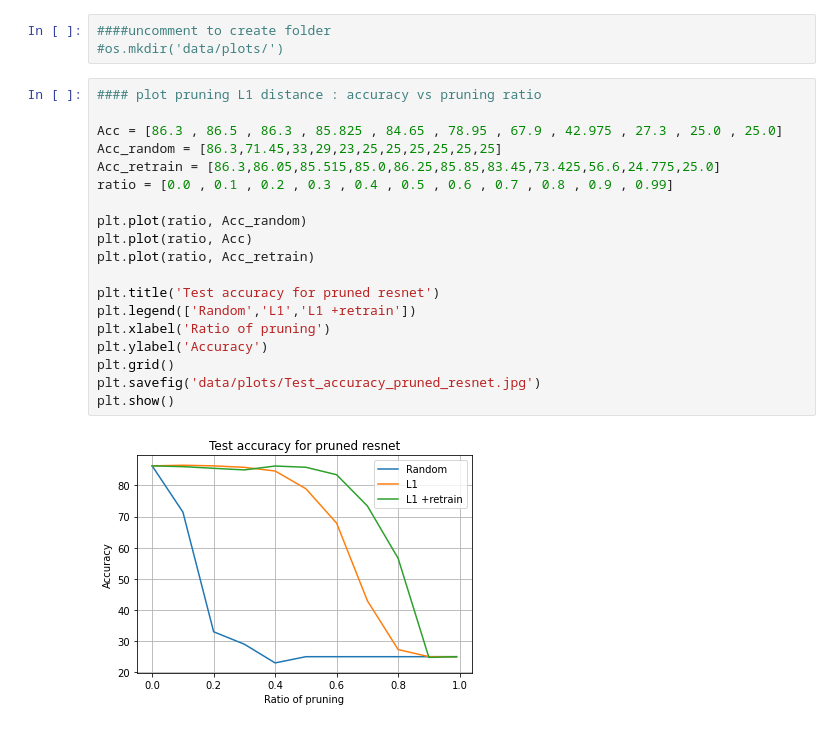
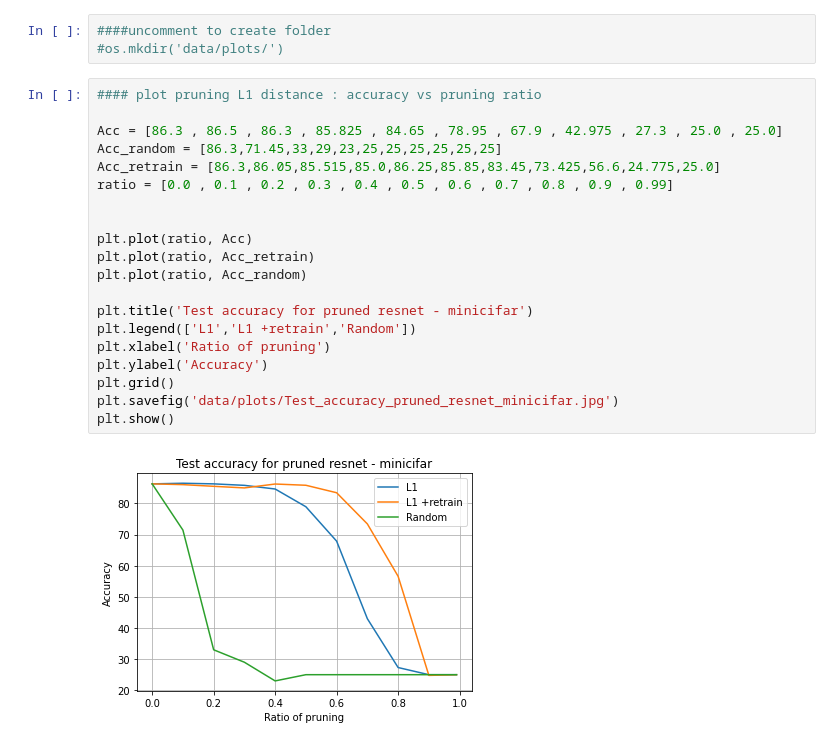
Before and after one commit to BasileR/DeepLearning-optimization, a Jupyter notebook: plots.ipynb, the cells around one changed output. Drawn from its saved outputs; the diff is of its cells as text.

```diff
--- a/plots.ipynb
+++ b/plots.ipynb
@@ -8,21 +8,22 @@ import os
 # %%
 #### plot pruning L1 distance : accuracy vs pruning ratio
 
 Acc = [86.3 , 86.5 , 86.3 , 85.825 , 84.65 , 78.95 , 67.9 , 42.975 , 27.3 , 25.0 , 25.0]
 Acc_random = [86.3,71.45,33,29,23,25,25,25,25,25,25]
 Acc_retrain = [86.3,86.05,85.515,85.0,86.25,85.85,83.45,73.425,56.6,24.775,25.0]
 ratio = [0.0 , 0.1 , 0.2 , 0.3 , 0.4 , 0.5 , 0.6 , 0.7 , 0.8 , 0.9 , 0.99]
 
-plt.plot(ratio, Acc_random)
+
 plt.plot(ratio, Acc)
 plt.plot(ratio, Acc_retrain)
+plt.plot(ratio, Acc_random)
 
-plt.title('Test accuracy for pruned resnet')
-plt.legend(['Random','L1','L1 +retrain'])
+plt.title('Test accuracy for pruned resnet - minicifar')
+plt.legend(['L1','L1 +retrain','Random'])
 plt.xlabel('Ratio of pruning')
 plt.ylabel('Accuracy')
 plt.grid()
-plt.savefig('data/plots/Test_accuracy_pruned_resnet.jpg')
+plt.savefig('data/plots/Test_accuracy_pruned_resnet_minicifar.jpg')
 plt.show()
 # %% [output]
-[figure, old version]
+[figure, new version]
```
Also changed, not shown: parts of 3 cells of this notebook, 3 other files.
